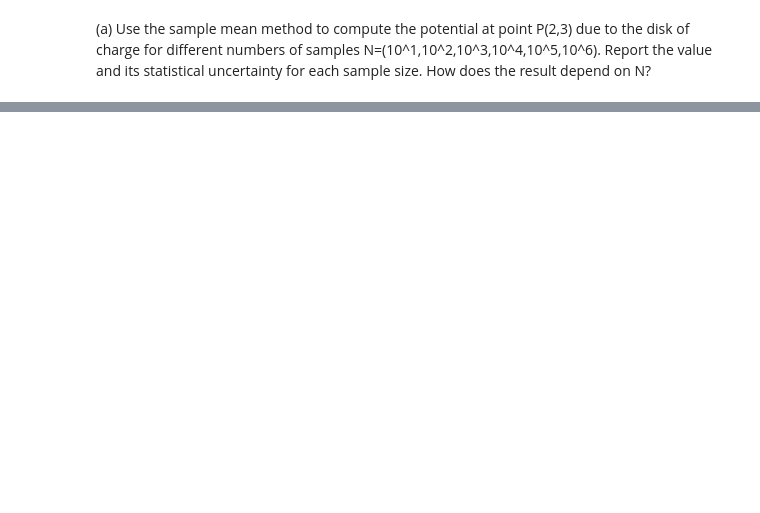
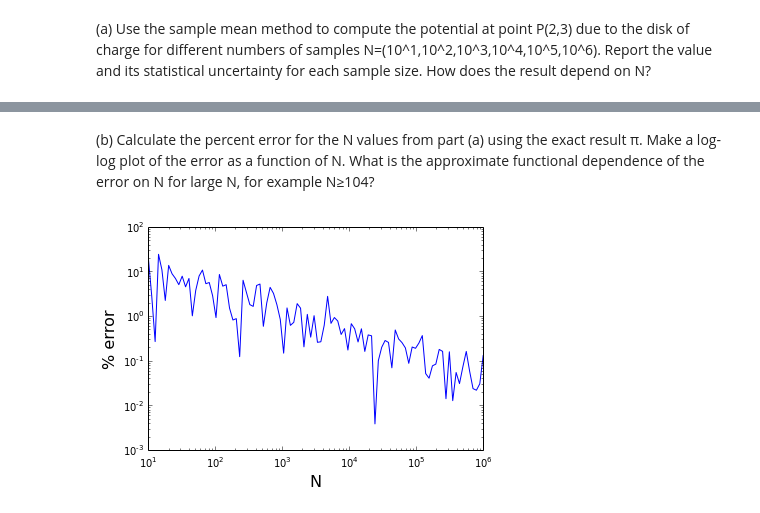
Before and after one commit to jpelgrif/PHYS202-S14, a Jupyter notebook: SciPy/MCIntegrationExercises.ipynb, the cells around one changed output, grey strips where cells are left out. Cells and saved outputs as stored; diff of their text form; code cells hidden in the pictures; blank space fills up the shorter version.

```diff
--- a/SciPy/MCIntegrationExercises.ipynb
+++ b/SciPy/MCIntegrationExercises.ipynb
@@ -40,0 +115,23 @@ print I
+# %%
+N = np.logspace(1,6,num=100)
+
+xmin=0; xmax=1
+
+f = lambda x: 4 * np.sqrt(1-x**2)
+x = np.arange(xmin,xmax+0.001,0.001)
+
+ymax = f(x).max()*1.05
+ymin = 0.
+
+I = np.zeros(N.size)
+i = 0
+
+for n in N:
+    samples_x = xmin + (xmax-xmin)*np.random.random_sample(n);
+    samples_y = ymin + (ymax-ymin)*np.random.random_sample(n);
+
+    newmask = (samples_y < f(samples_x))
+    I[i] = (xmax-xmin)*(ymax-ymin)*newmask.sum()/newmask.size
+    i += 1
+
+I
@@ -40,0 +159,14 @@ print I
+# %% [markdown]
+(b) Calculate the percent error for the N values from part (a) using the exact result π. Make a log-log plot of the error as a function of N.
+What is the approximate functional dependence of the error on N for large N, for example N≥104?
+# %%
+Iexact = np.array([np.pi]*N.size)
+
+Ierr = 100*np.abs(Iexact-I)/Iexact
+
+plt.loglog(N,Ierr)
+plt.xlabel('N',fontsize=16)
+plt.ylabel('% error',fontsize=16)
+plt.show()
+# %% [output]
+[figure, added]
```
Also changed, not shown: parts of 11 cells of this notebook.
